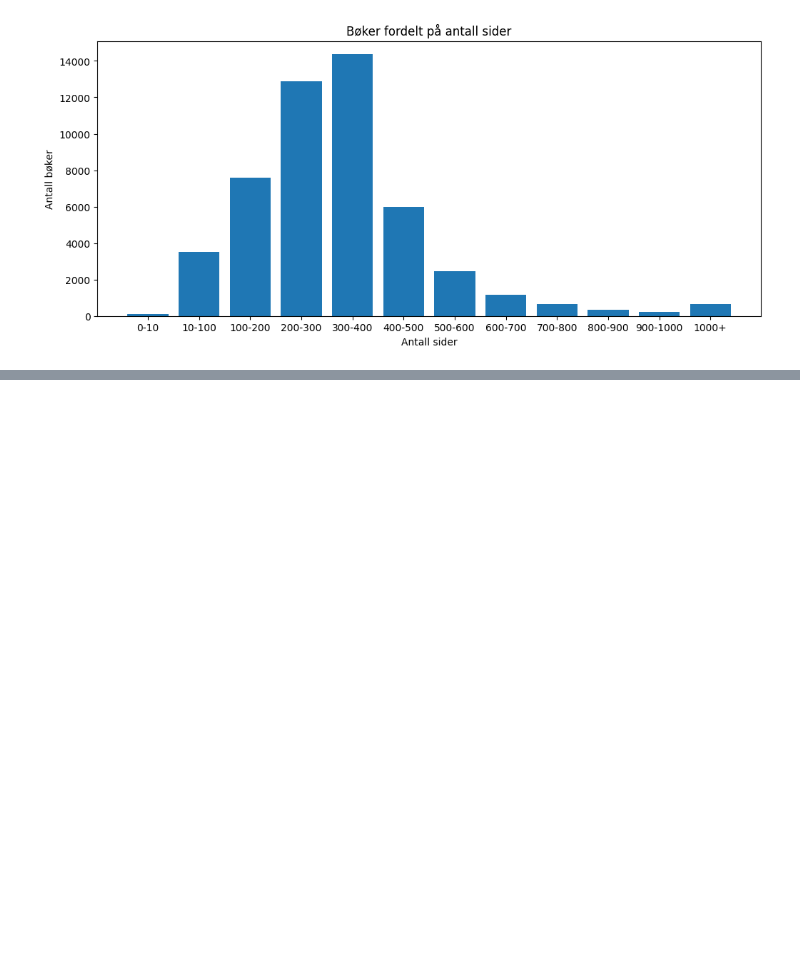
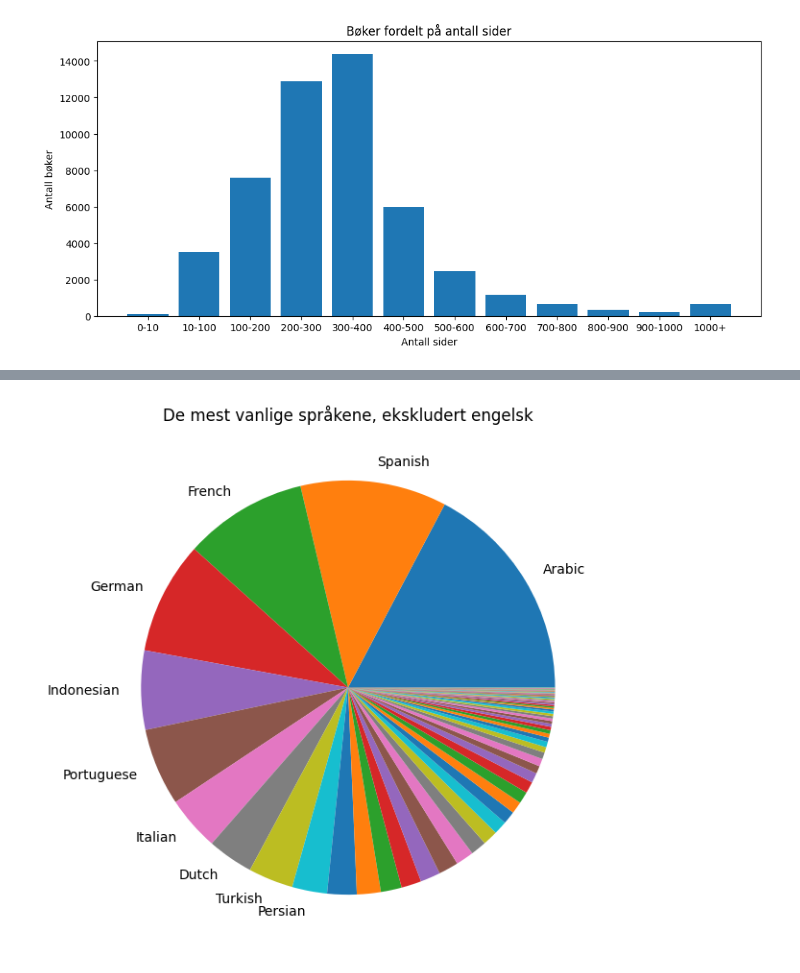
Before and after one commit to irismonstad/Prosjekt-Datasett-IT2-V25, a Jupyter notebook: bbe.ipynb, the cells around one changed output, grey strips where cells are left out. Saved outputs shown, nothing was run; the diff lists cells and outputs as text; code cells hidden in the pictures; blank space fills up the shorter version.

Commit message:
Endret formattering på sjangerframstilling, laget kakediagram av språk

```diff
--- a/bbe.ipynb
+++ b/bbe.ipynb
@@ -46,0 +47,12 @@ Name: count, dtype: int64
+# %%
+plt.figure(figsize=(7,7))
+languages = df['language'].value_counts().reset_index().iloc[1:]
+languages.columns = ["Language", "Works"]
+labels = languages["Language"].tolist()
+labels[10:] = [""]*len(labels[10:])
+
+plt.pie(languages["Works"], labels=labels)
+plt.title("De mest vanlige språkene, ekskludert engelsk")
+plt.show()
+# %% [output]
+[figure, added]
```
Also changed, not shown: parts of 1 cell of this notebook, 1 other file.
